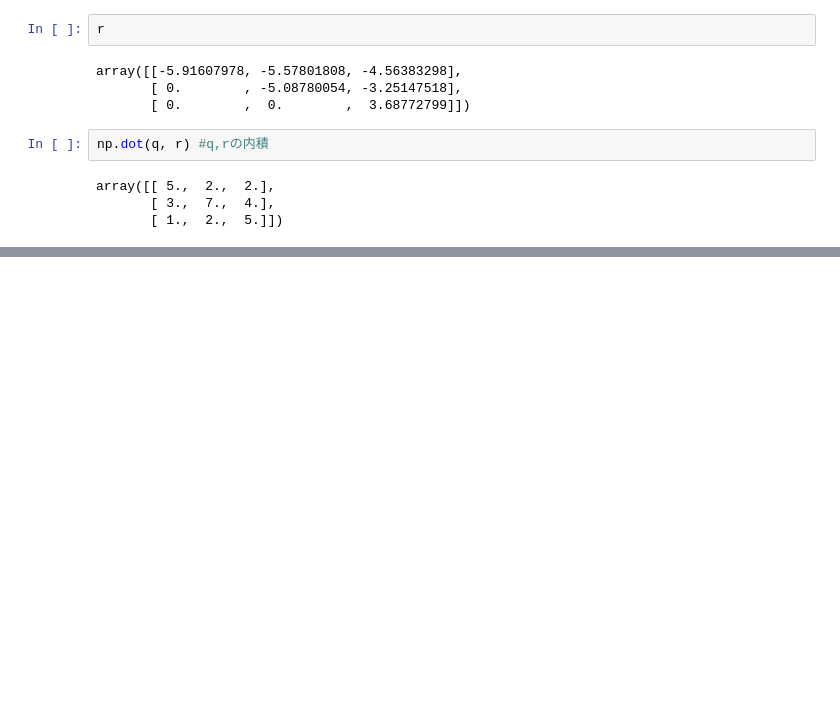
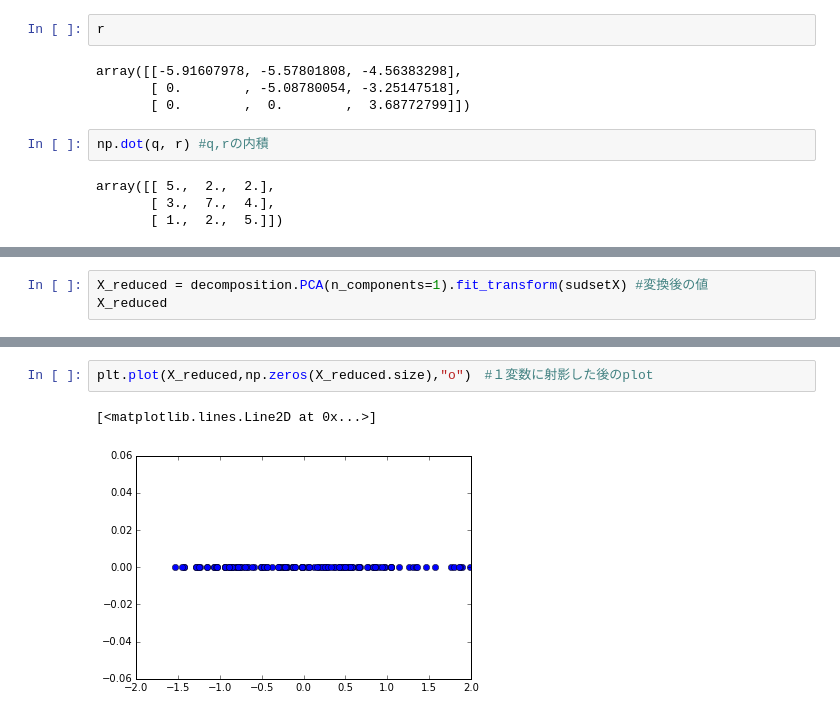
Before and after one commit to michitakaiida/Hajipata10, a Jupyter notebook: Untitled0.ipynb, the cells around one changed output, grey strips where cells are left out. Saved outputs shown, nothing was run; the diff lists cells and outputs as text; blank space fills up the shorter version.

```diff
--- a/Untitled0.ipynb
+++ b/Untitled0.ipynb
@@ -89,0 +218,3 @@ array([[-0.84515425,  0.53348902, -0.03322277],
+# %%
+X_reduced = decomposition.PCA(n_components=1).fit_transform(sudsetX) #変換後の値
+X_reduced
@@ -89,0 +239,5 @@ array([[-0.84515425,  0.53348902, -0.03322277],
+# %%
+plt.plot(X_reduced,np.zeros(X_reduced.size),"o")　#１変数に射影した後のplot
+# %% [output]
+[<matplotlib.lines.Line2D at 0x...>]
+[figure, added]
```
Also changed, not shown: parts of 24 cells of this notebook, 1 other file.
